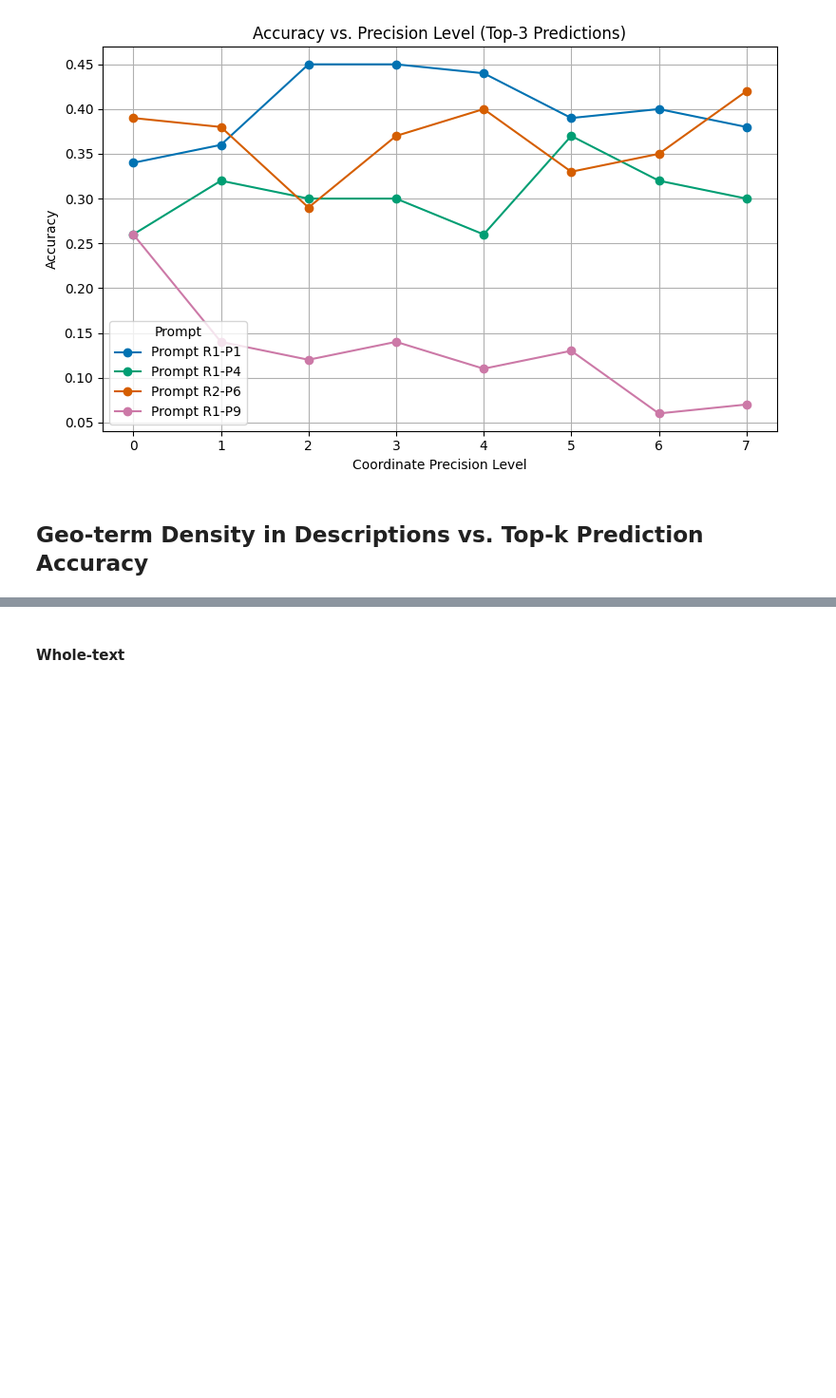
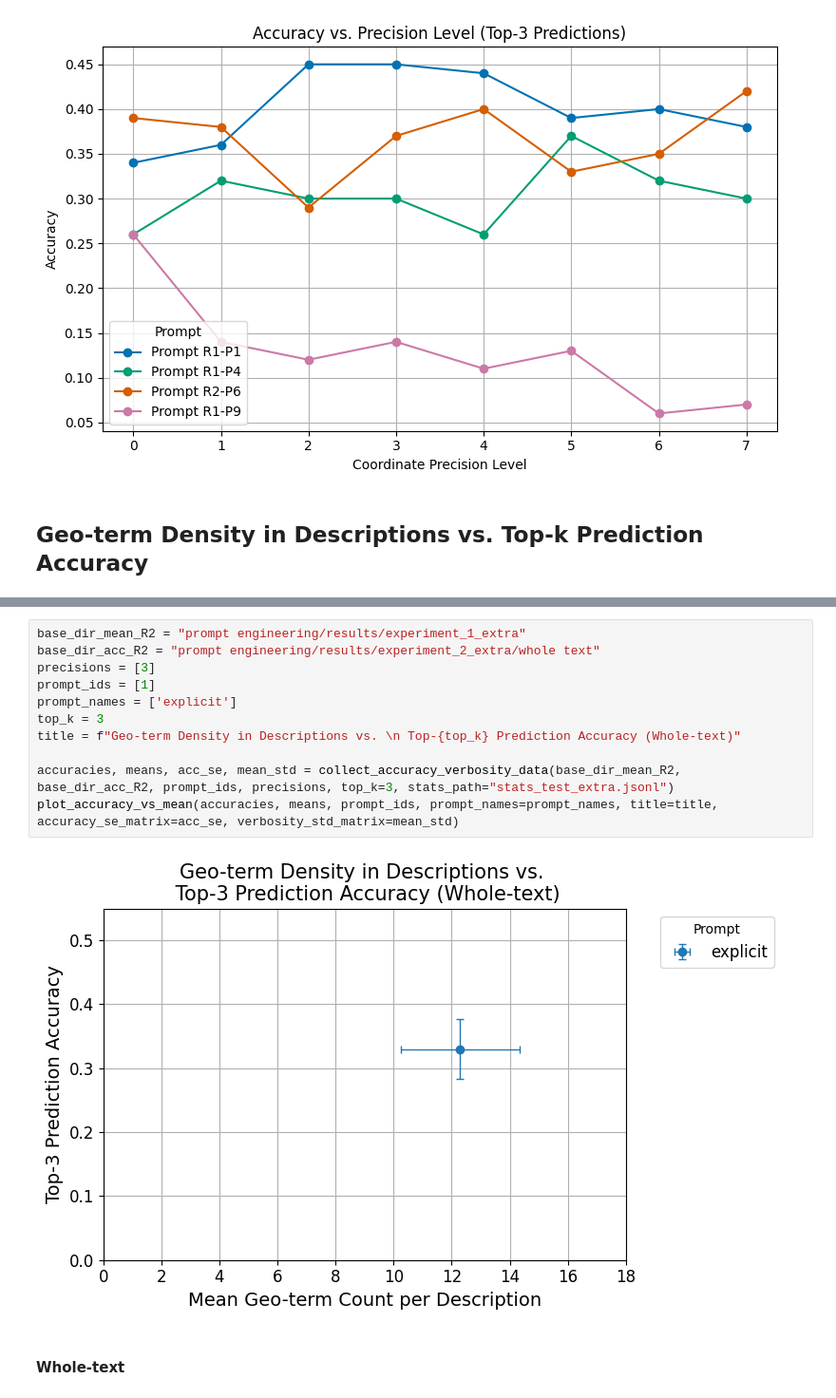
Before and after one commit to KarenFFog/Bachelor_project_2025, a Jupyter notebook: plotting.ipynb, the cells around one changed output, grey strips where cells are left out. Shown at 95% size. Saved outputs shown, nothing was run; the diff lists cells and outputs as text; blank space fills up the shorter version.

```diff
--- a/plotting.ipynb
+++ b/plotting.ipynb
@@ -355,3 +186,16 @@ def plot_accuracy_vs_mean(accuracy_matrix,
+# %%
+base_dir_mean_R2 = "prompt engineering/results/experiment_1_extra"
+base_dir_acc_R2 = "prompt engineering/results/experiment_2_extra/whole text"
+precisions = [3]
+prompt_ids = [1]
+prompt_names = ['explicit']
+top_k = 3
+title = f"Geo-term Density in Descriptions vs. \n Top-{top_k} Prediction Accuracy (Whole-text)"
+
+accuracies, means, acc_se, mean_std = collect_accuracy_verbosity_data(base_dir_mean_R2, base_dir_acc_R2, prompt_ids, precisions, top_k=3, stats_path="stats_test_extra.jsonl")
+plot_accuracy_vs_mean(accuracies, means, prompt_ids, prompt_names=prompt_names, title=title, accuracy_se_matrix=acc_se, verbosity_std_matrix=mean_std)
+# %% [output]
+[figure, added]
 # %% [markdown]
 #### Whole-text
 # %%
```
Also changed, not shown: parts of 12 cells of this notebook, 10 other files.
